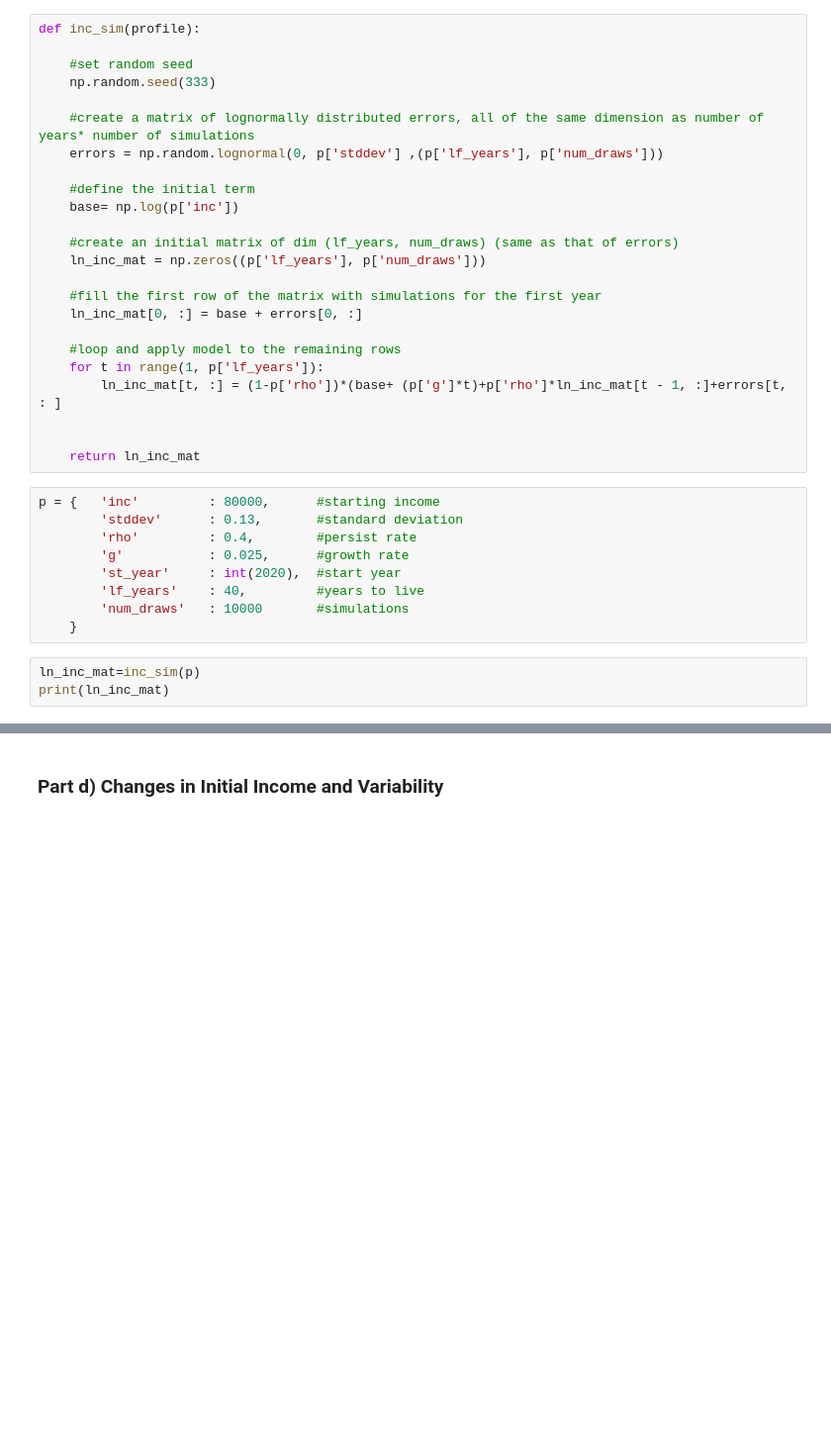
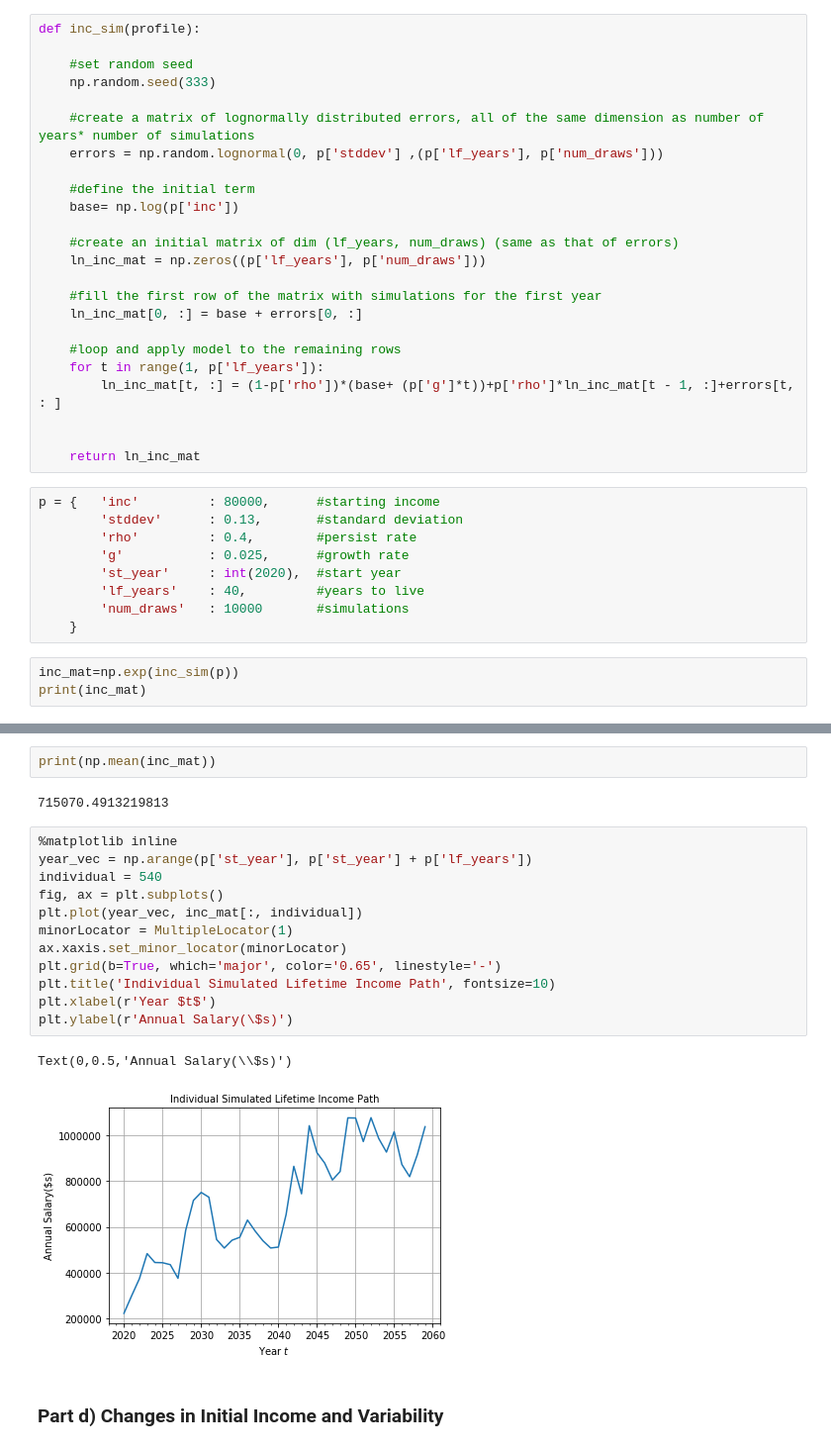
Before and after one commit to policyglot/persp-analysis_A18, a Jupyter notebook: Assignments/A3/Simulation_Exercise.ipynb, the cells around one changed output, grey strips where cells are left out. Shown: that part at 99% size. Saved outputs shown, nothing was run; the diff lists cells and outputs as text; blank space fills up the shorter version.

Commit message:
Added plots and started z calculation
The z calculation needs a little fixing now, since the mean of the matrix doesn't seem quite correct at this point. The plot is spot on.

```diff
--- a/Assignments/A3/Simulation_Exercise.ipynb
+++ b/Assignments/A3/Simulation_Exercise.ipynb
@@ -26,7 +26,7 @@ def inc_sim(profile):
 
     #loop and apply model to the remaining rows
     for t in range(1, p['lf_years']):
-        ln_inc_mat[t, :] = (1-p['rho'])*(base+ (p['g']*t)+p['rho']*ln_inc_mat[t - 1, :]+errors[t, : ]
+        ln_inc_mat[t, :] = (1-p['rho'])*(base+ (p['g']*t))+p['rho']*ln_inc_mat[t - 1, :]+errors[t, : ]
 
 
     return ln_inc_mat
@@ -40,6 +40,6 @@ p = {   'inc'         : 80000,      #starting income
         'num_draws'   : 10000       #simulations
     }
 # %%
-ln_inc_mat=inc_sim(p)
-print(ln_inc_mat)
+inc_mat=np.exp(inc_sim(p))
+print(inc_mat)
 # %% [output]
@@ -81,3 +70,22 @@ Text(0.5,1,'Number of Respondents in Wealth Bins')
+# %%
+print(np.mean(inc_mat))
+# %% [output]
+715070.4913219813
+# %%
+%matplotlib inline
+year_vec = np.arange(p['st_year'], p['st_year'] + p['lf_years'])
+individual = 540
+fig, ax = plt.subplots()
+plt.plot(year_vec, inc_mat[:, individual])
+minorLocator = MultipleLocator(1)
+ax.xaxis.set_minor_locator(minorLocator)
+plt.grid(b=True, which='major', color='0.65', linestyle='-')
+plt.title('Individual Simulated Lifetime Income Path', fontsize=10)
+plt.xlabel(r'Year $t$')
+plt.ylabel(r'Annual Salary(\$s)')
+# %% [output]
+Text(0,0.5,'Annual Salary(\\$s)')
+[figure, added]
 # %% [markdown]
 ### Part d) Changes in Initial Income and Variability
 # %%
```
Also changed, not shown: parts of 5 cells of this notebook.
